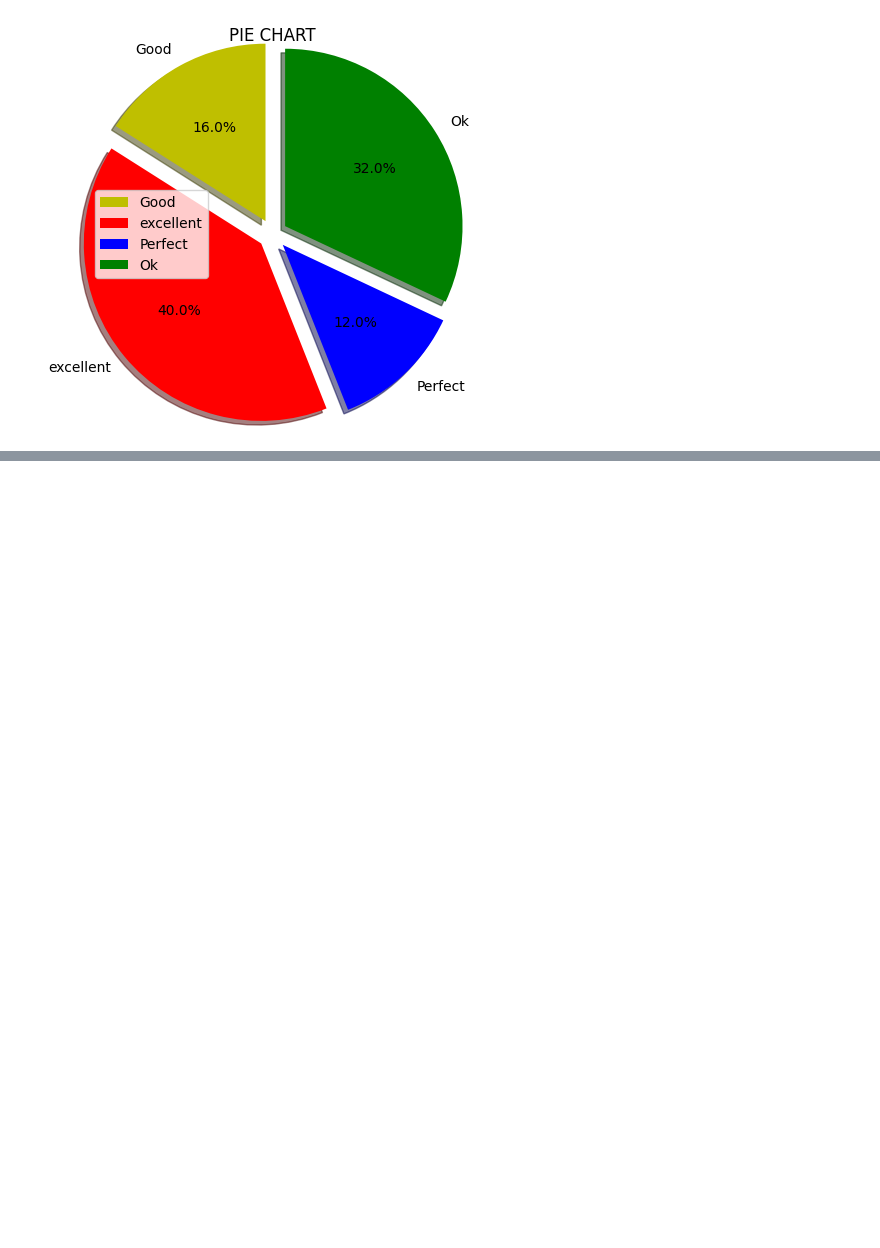
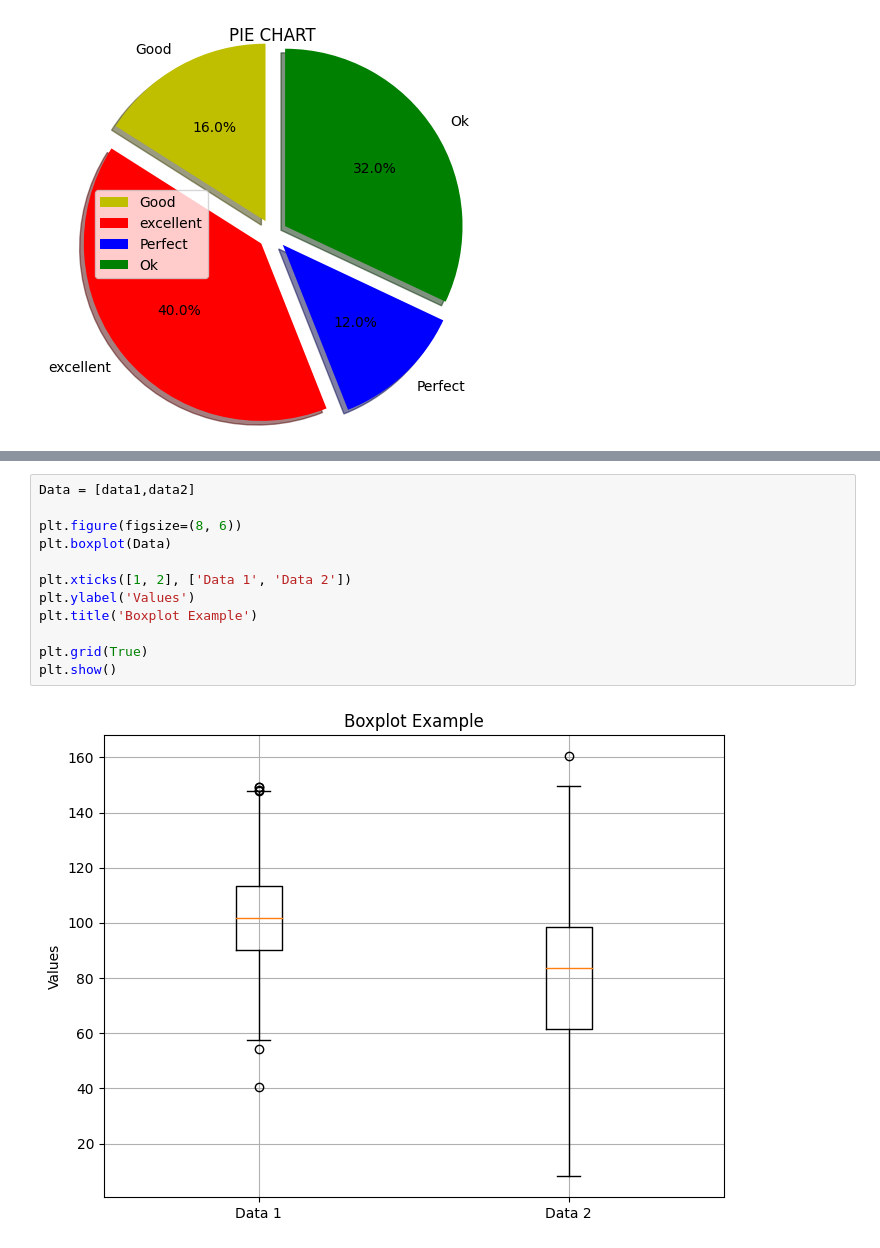
Before and after one commit to d-kavinraja/Ex-05-Data-visualization-using-MatplotLIB, a Jupyter notebook: Program.ipynb, the cells around one changed output, grey strips where cells are left out. Drawn from its saved outputs; the diff is of its cells as text; blank space fills up the shorter version.

```diff
--- a/Program.ipynb
+++ b/Program.ipynb
@@ -175,0 +200,14 @@ plt.show()
+# %%
+Data = [data1,data2]
+
+plt.figure(figsize=(8, 6))
+plt.boxplot(Data)
+
+plt.xticks([1, 2], ['Data 1', 'Data 2'])
+plt.ylabel('Values')
+plt.title('Boxplot Example')
+
+plt.grid(True)
+plt.show()
+# %% [output]
+[figure, added]
```
Also changed, not shown: parts of 2 cells of this notebook, 3 other files.
